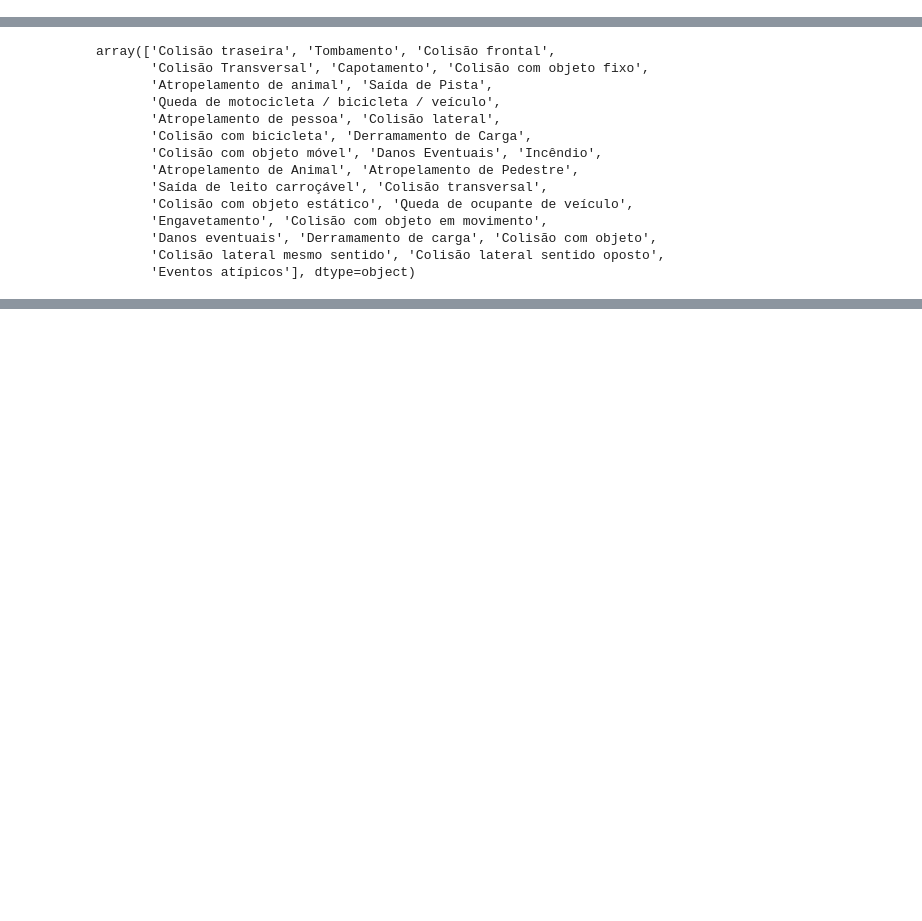
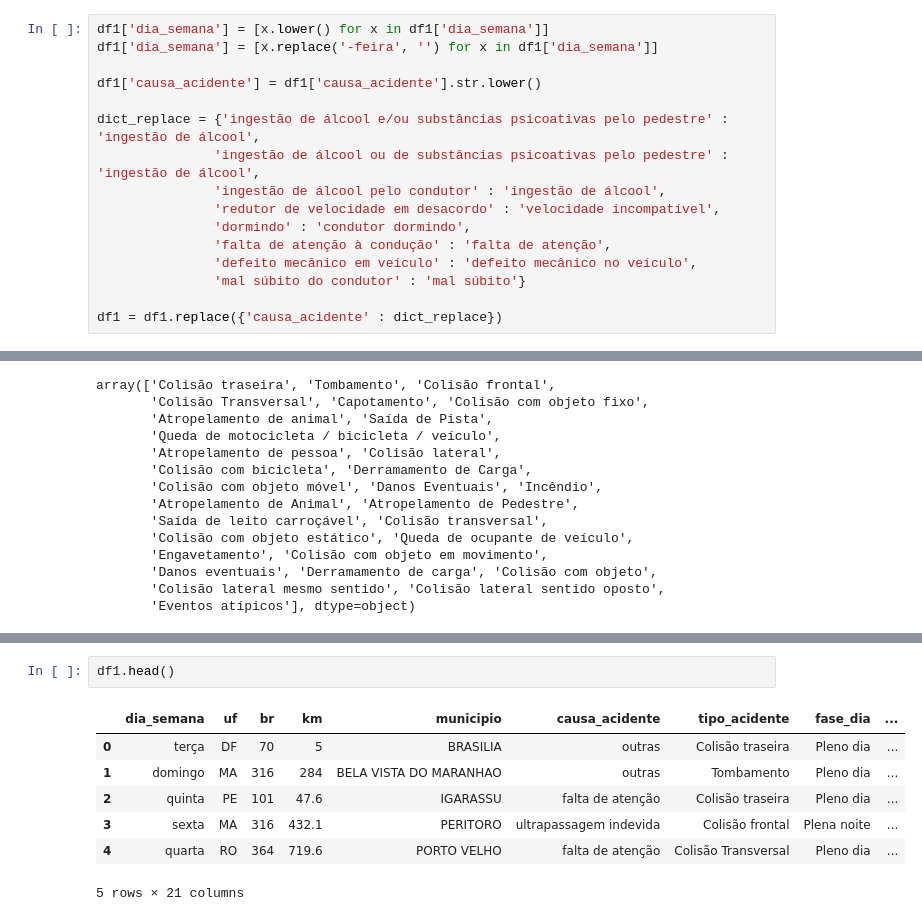
Before and after one commit to daianeklein/data-viz, a Jupyter notebook: cars-accidents/car-accidents.ipynb, the cells around one changed output, grey strips where cells are left out. Saved outputs shown, nothing was run; the diff lists cells and outputs as text; blank space fills up the shorter version.

```diff
--- a/cars-accidents/car-accidents.ipynb
+++ b/cars-accidents/car-accidents.ipynb
@@ -159,0 +146,16 @@ See the caveats in the documentation: https://pandas.pydata.org/pandas-docs/stab
+# %%
+df1['dia_semana'] = [x.lower() for x in df1['dia_semana']]
+df1['dia_semana'] = [x.replace('-feira', '') for x in df1['dia_semana']]
+
+df1['causa_acidente'] = df1['causa_acidente'].str.lower()
+
+dict_replace = {'ingestão de álcool e/ou substâncias psicoativas pelo pedestre' : 'ingestão de álcool',
+               'ingestão de álcool ou de substâncias psicoativas pelo pedestre' : 'ingestão de álcool',
+               'ingestão de álcool pelo condutor' : 'ingestão de álcool',
+               'redutor de velocidade em desacordo' : 'velocidade incompatível',
+               'dormindo' : 'condutor dormindo',
+               'falta de atenção à condução' : 'falta de atenção',
+               'defeito mecânico em veículo' : 'defeito mecânico no veículo',
+               'mal súbito do condutor' : 'mal súbito'}
+
+df1 = df1.replace({'causa_acidente' : dict_replace})
@@ -302,0 +352,10 @@ Dash is running on http://127.0.0.1:8050/
+# %%
+df1.head()
+# %% [output]
+|  | dia_semana | uf | br | km | municipio | causa_acidente | tipo_acidente | fase_dia | ... |
+| 0 | terça | DF | 70 | 5 | BRASILIA | outras | Colisão traseira | Pleno dia | ... |
+| 1 | domingo | MA | 316 | 284 | BELA VISTA DO MARANHAO | outras | Tombamento | Pleno dia | ... |
+| 2 | quinta | PE | 101 | 47.6 | IGARASSU | falta de atenção | Colisão traseira | Pleno dia | ... |
+| 3 | sexta | MA | 316 | 432.1 | PERITORO | ultrapassagem indevida | Colisão frontal | Plena noite | ... |
+| 4 | quarta | RO | 364 | 719.6 | PORTO VELHO | falta de atenção | Colisão Transversal | Pleno dia | ... |
+5 rows × 21 columns
```
Also changed, not shown: parts of 4 cells of this notebook.
